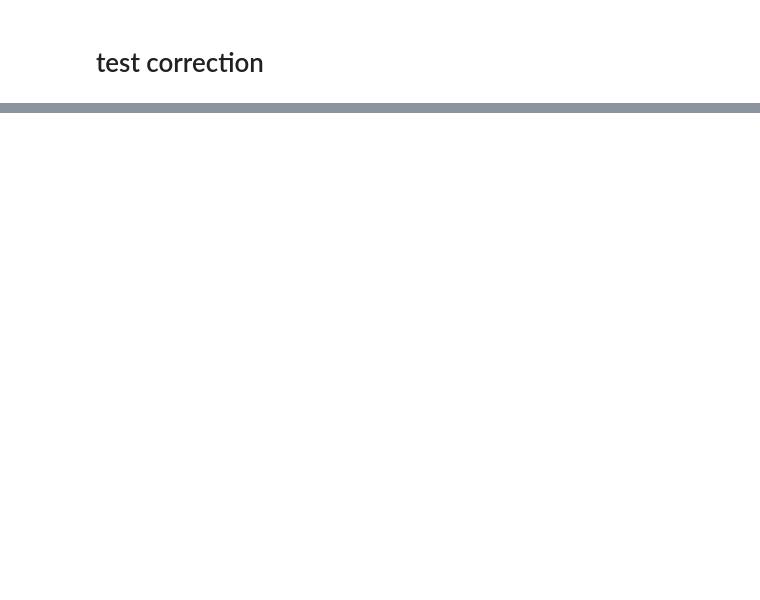
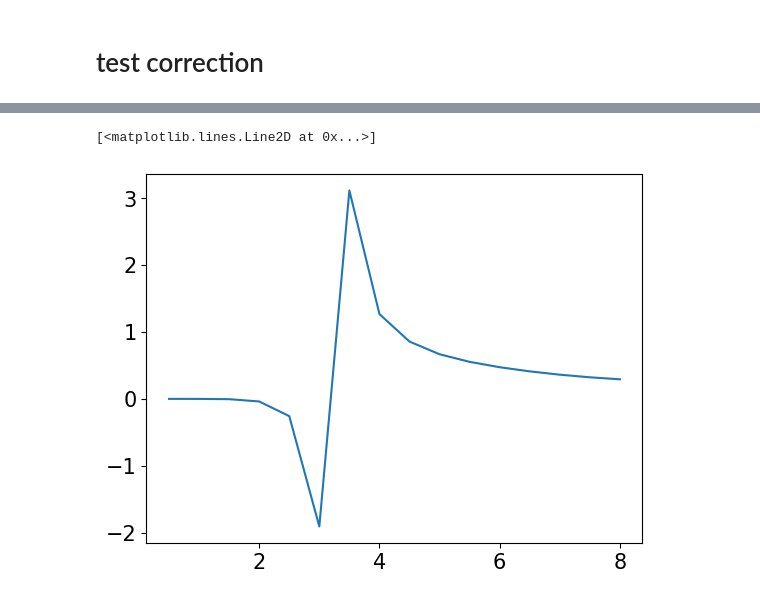
Before and after one commit to insepien/snPrj, a Jupyter notebook: two_bounds.ipynb, the cells around one changed output, grey strips where cells are left out. Drawn from its saved outputs; the diff is of its cells as text; code cells hidden in the pictures; blank space fills up the shorter version.

```diff
--- a/two_bounds.ipynb
+++ b/two_bounds.ipynb
@@ -603,18 +435,28 @@ X = (xmax-1)/2
 Y = X
 X1 = X
 Y1 = Y
-X2 = X+0.1
-Y2 = Y+0.1
+X2 = X
+Y2 = Y
 a = 0.2
 thetabg = 1e-5
 numSteps = 30
 I1 = 500
 I2 = 500
 
-x,y = np.arange(xmax), np.arange(ymax)
-xs, ys = np.meshgrid(x,y)
-m = mu(xs, ys,X1,Y1,alpha1,beta1,gamma1,I1,X2,Y2,alpha2,beta2,gamma2,I2,a,numSteps,thetabg)
-plt.imshow(m,cmap="Greens")
+sep = np.arange(0.5,3.5,0.5)
 
-fisherM = fisher(xmax, ymax, X1,Y1,alpha1,beta1,gamma1,I1,X2,Y2,alpha2,beta2,gamma2,I2,a,numSteps,thetabg)
+for i in range(len(sep)):
+    fisherM = fisher(xmax, ymax, X1,Y1,alpha1,beta1,gamma1,I1,X2+sep[i],Y2+sep[i],alpha2,beta2,gamma2,I2,a,numSteps,thetabg)
+    F = fisherM.copy()
+    fisherInv = np.linalg.inv(fisherM)
+    A60 = 0.1**2/(np.sqrt(fisherInv[6,6])*np.sqrt(fisherInv[0,0]))
+    F[6,0] = A60/(A60+1)*fisherM[6,0]
+    F[0,6] = A60/(A60+1)*fisherM[0,6]
+
+    A17 = 0.1**2/(np.sqrt(fisherInv[1,1])*np.sqrt(fisherInv[7,7]))
+    F[1,7] = A17/(A17+1)*fisherM[1,7]
+    F[7,1] = A17/(A17+1)*fisherM[7,1]
+
+    fI = np.linalg.inv(F)
+    print([fI[j,j] for j in range(len(fI))])
 # %% [output]
@@ -708,0 +575,22 @@ pd.DataFrame(np.linalg.inv(fisherM))
+# %%
+bounds = [[-4.180359775969587e-06, 0.4004397408484869, -426149.75686360133, 0.0734194239109007, 0.20688052519427796, 0.8536049297497043, -4.180431963183319e-06, 0.4004397408544928, -426149.7435510916, 0.07341934808109297, 0.206880525017899, 0.8536048593405509, 1.3060644625534817e-06],
+[-0.00030444877349257405, 0.4016781814340068, -128644.78505180082, 0.0241424645345379, 0.05631046913549949, 0.2547555103012644, -0.00030444766728493153, 0.4016781811547817, -128644.79234589904, 0.02414237815594373, 0.05631046873512982, 0.2547555199581074, 1.3505281081929009e-06],
+[-0.004519589547520359, 0.4059365024391367, -78929.26183340652, 0.01679288308282946, 0.0283426973439204, 0.14921470641926987, -0.004519610443215013, 0.4059364950332326, -78929.27071234361, 0.016792834088282037, 0.028342695001482864, 0.14921476779116666, 1.4064113002990582e-06],
+[-0.03865290502946702, 0.4138758712990635, -71753.69690906027, 0.017061727820195605, 0.018489568719615997, 0.11956806393957145, -0.038655615258240246, 0.41387576809703513, -71753.70179872238, 0.017062703897141252, 0.018489560008861993, 0.11956856897027027, 1.4620984714208805e-06],
+[-0.2577773643770144, 0.4226394554475906, -93463.56014517885, 0.01977144294546361, 0.013886673020897144, 0.11419460533519818, -0.257842398929354, 0.4226386413089686, -93463.56541622871, 0.019777675808617362, 0.013886653550646886, 0.11419726017279358, 1.5137661538418713e-06],
+[-1.9081009727122171, 0.4243637768417367, -244732.13185879172, 0.014021665595653193, 0.011361246388341828, 0.11822887432965692, -1.9092699736905392, 0.42435966302305056, -244733.34309581295, 0.014027755909968229, 0.011361222537235757, 0.11823969589495952, 1.5607526363112362e-06],
+[3.1164604329909738, 0.409419009206776, 239963.8636434111, 0.03736964020263916, 0.009825460298725955, 0.12255051458310141, 3.1202051403756483, 0.4094042040112024, 239971.88701113575, 0.03752472162201316, 0.009825465390782794, 0.12258585081882242, 1.6029146939092418e-06],
+[1.2681823300924453, 0.3761846843399985, 78220.42922306104, 0.024953318505446832, 0.008823759393918298, 0.1209899397884464, 1.2706846126418674, 0.37614455952402087, 78231.54167208826, 0.0251693392088492, 0.00882389456587836, 0.12108491940567231, 1.640360115929665e-06],
+[0.8569518312017681, 0.3347283152153535, 47152.73405057782, 0.0206422826510494, 0.00813744416170312, 0.11301483915940075, 0.8591744088112204, 0.33464210996754906, 47175.0794693677, 0.021011572856196543, 0.008137968354695052, 0.11323228871048477, 1.6730817092708576e-06],
+[0.6673324364522107, 0.29668282387714284, 34013.419515680616, 0.018358972001118922, 0.007650449371618702, 0.10205932284543726, 0.6687942234974089, 0.2965290241417643, 34059.11372013228, 0.0190016094985955, 0.0076519732804351025, 0.10250373224104745, 1.7011098004991234e-06],
+[0.5537075090912218, 0.26719412309297463, 26648.414526664215, 0.016936797355066483, 0.0072962034604790345, 0.0912919208936488, 0.5532679553598002, 0.26696131075897134, 26737.417927126964, 0.01803328560282192, 0.007300076178647914, 0.09213253909263815, 1.7244124280314261e-06],
+[0.47345050968004604, 0.24616013368435935, 21911.130727419368, 0.01580354135830788, 0.007034075441971123, 0.08212793944565386, 0.4695544554930422, 0.24587020210457677, 22073.170344671864, 0.017595779565122018, 0.007043106333478435, 0.0836296309304152, 1.743021491786104e-06],
+[0.4113034293947889, 0.2316753327925992, 18697.327319240856, 0.014690210989964056, 0.006838003134624332, 0.07480835801594234, 0.40286460777019883, 0.23143063726669977, 18973.932582189736, 0.017471885477105195, 0.006857713091251834, 0.07737812008191187, 1.7570796130650766e-06],
+[0.36180880184365755, 0.2218055246115506, 16513.86700930136, 0.013531320338227631, 0.00669044406330504, 0.06910484031393607, 0.34970486312806676, 0.22187708086912014, 16965.769580103577, 0.017649005682026403, 0.006731071608065241, 0.07335316111866749, 1.7666796515959132e-06],
+[0.32272912241924345, 0.21506892056822757, 15059.926320624916, 0.012371355443639525, 0.006579043050116858, 0.06468826717560246, 0.31160602783944347, 0.21605507816825636, 15789.589174346094, 0.018236423323530034, 0.006658523792337159, 0.07148641161406626, 1.7720077182242517e-06],
+[0.2926262440567671, 0.21045051599740214, 14116.187835240984, 0.01128701711883205, 0.006495044854617261, 0.06127594685232464, 0.2937654072521487, 0.21355765036004715, 15324.580894449813, 0.01941695584030107, 0.006643135149890078, 0.07183755282520747, 1.7733607161530365e-06]]
+# %%
+plt.plot(sep,[bounds[i][0] for i in range(len(bounds))])
+# %% [output]
+[<matplotlib.lines.Line2D at 0x...>]
+[figure, added]
```
Also changed, not shown: parts of 23 cells of this notebook, 4 other files.
